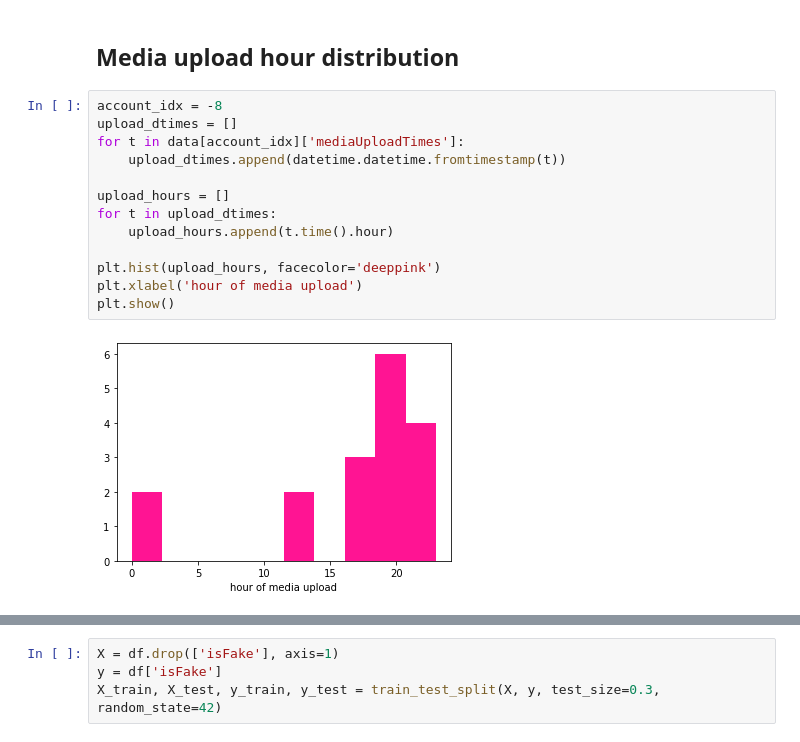
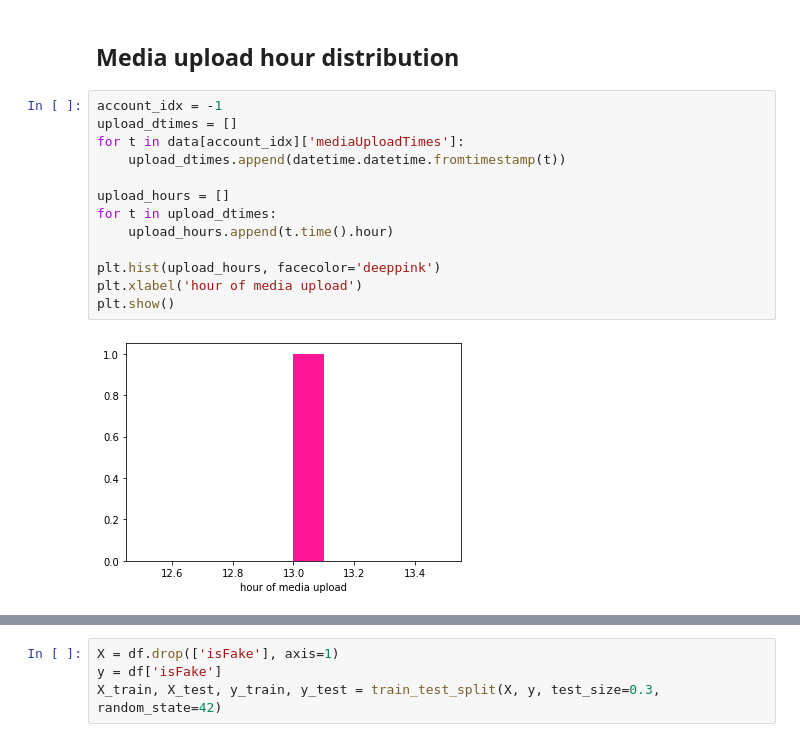
Before and after one commit to fatemehkarimi/fake-profile-detection, a Jupyter notebook: src/fake-profile-detection.ipynb, the cells around one changed output, grey strips where cells are left out. Saved outputs shown, nothing was run; the diff lists cells and outputs as text.

```diff
--- a/src/fake-profile-detection.ipynb
+++ b/src/fake-profile-detection.ipynb
@@ -73,20 +73,20 @@ plt.show()
 # %% [markdown]
 ## Media upload hour distribution
 # %%
-account_idx = -8
+account_idx = -1
 upload_dtimes = []
 for t in data[account_idx]['mediaUploadTimes']:
     upload_dtimes.append(datetime.datetime.fromtimestamp(t))
 
 upload_hours = []
 for t in upload_dtimes:
     upload_hours.append(t.time().hour)
 
 plt.hist(upload_hours, facecolor='deeppink')
 plt.xlabel('hour of media upload')
 plt.show()
 # %% [output]
-[figure, old version]
+[figure, new version]
 # %%
 accounts_list = []
 for account in data:
```
Also changed, not shown: parts of 8 cells of this notebook.
